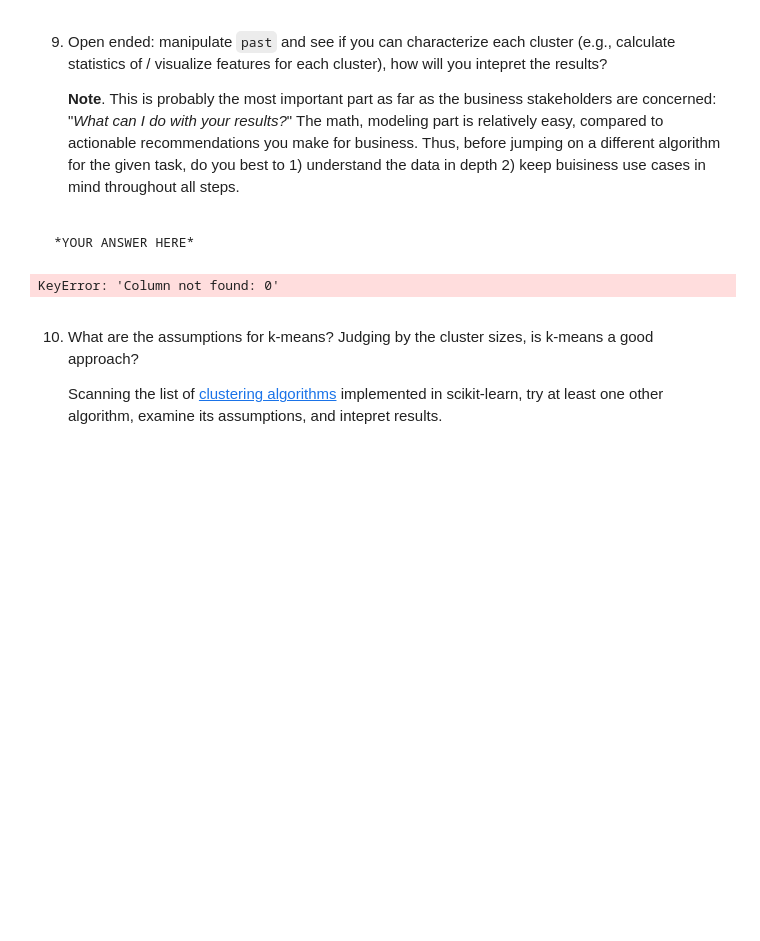
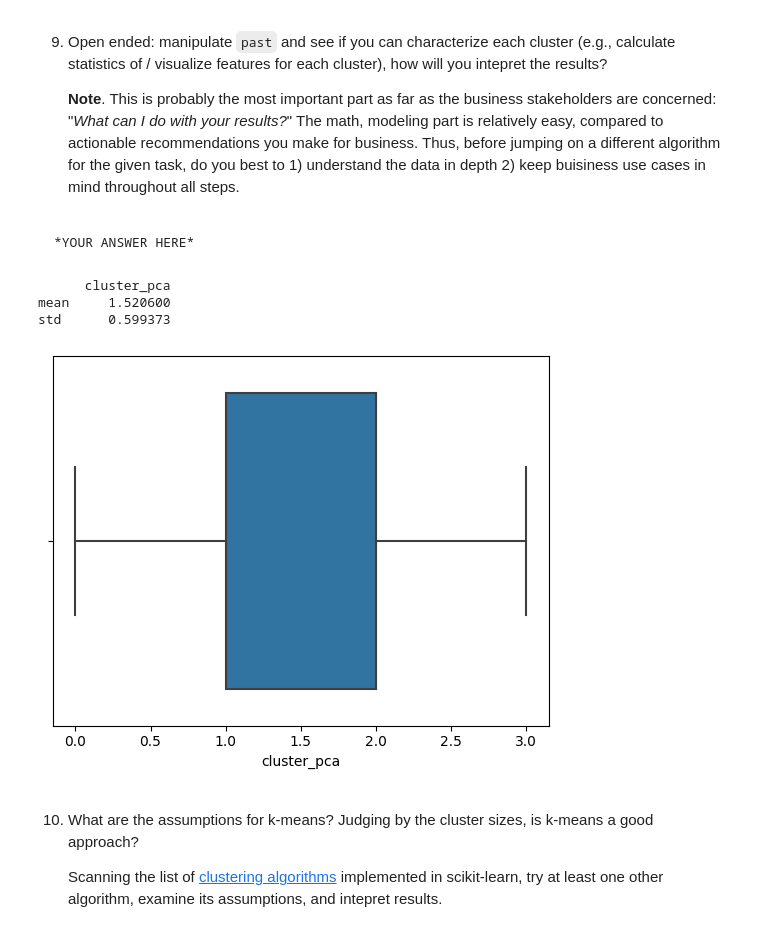
Before and after one commit to shresthan01/nischal-ml-repo, a Jupyter notebook: assignments/week-08-unsupervised-ml/nb/new-product-launch.ipynb, the cells around one changed output. Drawn from its saved outputs; the diff is of its cells as text; code cells hidden in the pictures; blank space fills up the shorter version.

```diff
--- a/assignments/week-08-unsupervised-ml/nb/new-product-launch.ipynb
+++ b/assignments/week-08-unsupervised-ml/nb/new-product-launch.ipynb
@@ -446,15 +446,18 @@ past
 # %%
 # YOUR CODE HERE
 import matplotlib.pyplot as plt
 import seaborn as sns
 
-cluster_stats = past.groupby('cluster_pca')[0].agg(['mean', 'std'])
+cluster_stats = past.agg(['mean', 'std'])
 print(cluster_stats)
 
-sns.boxplot(x='cluster_pca', y='value', data=past)
+sns.boxplot(x='cluster_pca', data=past)
 plt.show()
 # %% [output]
-KeyError: 'Column not found: 0'
+      cluster_pca
+mean     1.520600
+std      0.599373
+[figure, added]
 # %% [markdown]
 10. What are the assumptions for k-means? Judging by the cluster sizes, is k-means a good approach?
 
```
Also changed, not shown: parts of 2 cells of this notebook.
